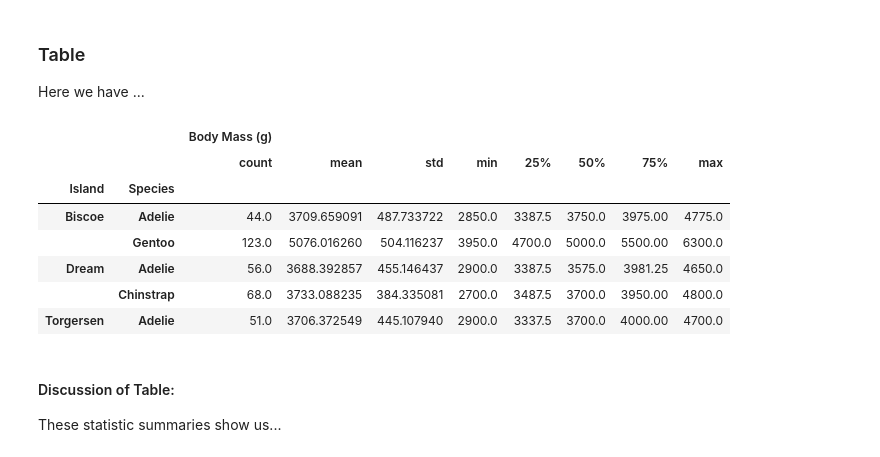
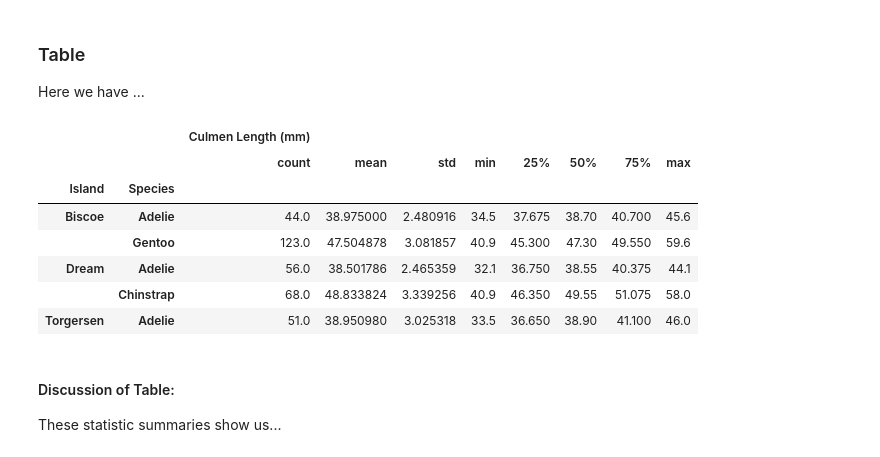
Before and after one commit to rainbowschubert/Palmer-Penguins-Analysis, a Jupyter notebook: 2A11-Penguins Group Project (1).ipynb, the cells around one changed output. Cells and saved outputs as stored; diff of their text form; code cells hidden in the pictures.

```diff
--- a/2A11-Penguins Group Project (1).ipynb
+++ b/2A11-Penguins Group Project (1).ipynb
@@ -95,16 +90,16 @@ From these visualizations, we see that
 
 Here we have ...
 # %%
-penguins[["Body Mass (g)", "Island", "Species"]].groupby(["Island", "Species"]).describe()
+penguins[["Culmen Length (mm)", "Island", "Species"]].groupby(["Island", "Species"]).describe()
 # %% [output]
-|  |  | Body Mass (g) |  |  |  |  |  |  |  |
+|  |  | Culmen Length (mm) |  |  |  |  |  |  |  |
 |  |  | count | mean | std | min | 25% | 50% | 75% | max |
 | Island | Species |  |  |  |  |  |  |  |  |
-| Biscoe | Adelie | 44.0 | 3709.659091 | 487.733722 | 2850.0 | 3387.5 | 3750.0 | 3975.00 | 4775.0 |
-|  | Gentoo | 123.0 | 5076.016260 | 504.116237 | 3950.0 | 4700.0 | 5000.0 | 5500.00 | 6300.0 |
-| Dream | Adelie | 56.0 | 3688.392857 | 455.146437 | 2900.0 | 3387.5 | 3575.0 | 3981.25 | 4650.0 |
-|  | Chinstrap | 68.0 | 3733.088235 | 384.335081 | 2700.0 | 3487.5 | 3700.0 | 3950.00 | 4800.0 |
-| Torgersen | Adelie | 51.0 | 3706.372549 | 445.107940 | 2900.0 | 3337.5 | 3700.0 | 4000.00 | 4700.0 |
+| Biscoe | Adelie | 44.0 | 38.975000 | 2.480916 | 34.5 | 37.675 | 38.70 | 40.700 | 45.6 |
+|  | Gentoo | 123.0 | 47.504878 | 3.081857 | 40.9 | 45.300 | 47.30 | 49.550 | 59.6 |
+| Dream | Adelie | 56.0 | 38.501786 | 2.465359 | 32.1 | 36.750 | 38.55 | 40.375 | 44.1 |
+|  | Chinstrap | 68.0 | 48.833824 | 3.339256 | 40.9 | 46.350 | 49.55 | 51.075 | 58.0 |
+| Torgersen | Adelie | 51.0 | 38.950980 | 3.025318 | 33.5 | 36.650 | 38.90 | 41.100 | 46.0 |
 # %% [markdown]
 #### Discussion of Table:
 
```
Also changed, not shown: parts of 5 cells of this notebook.
